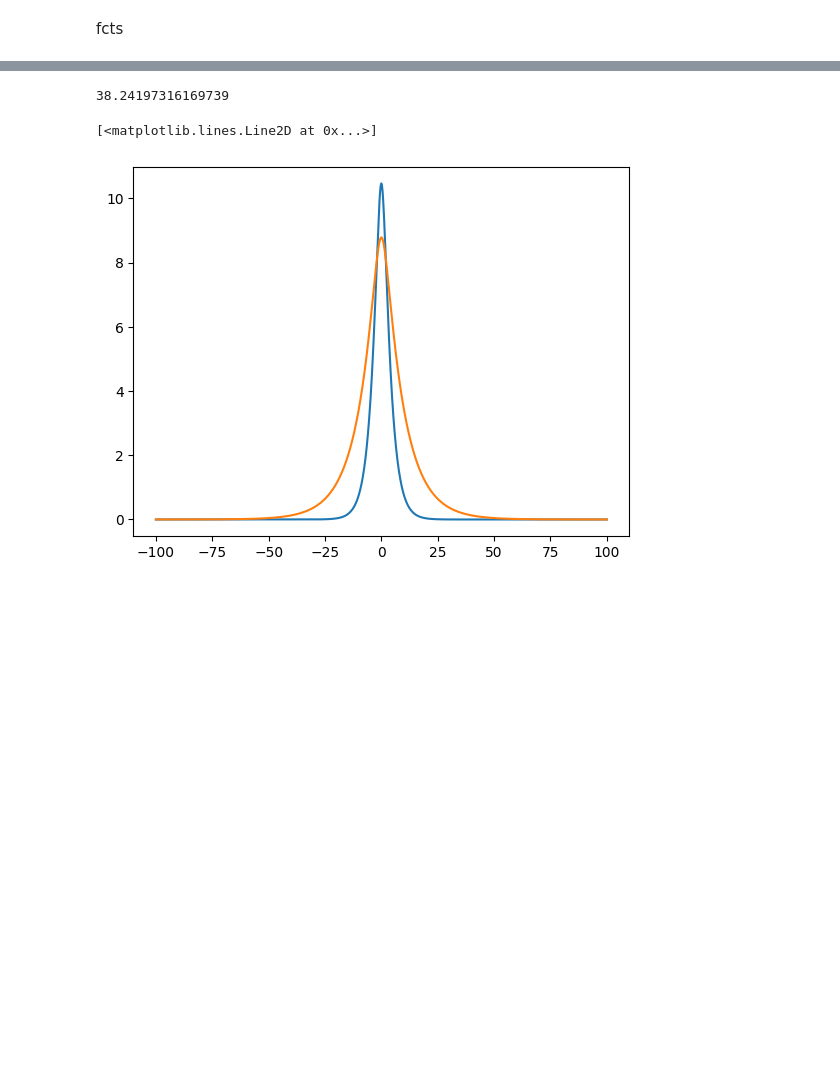
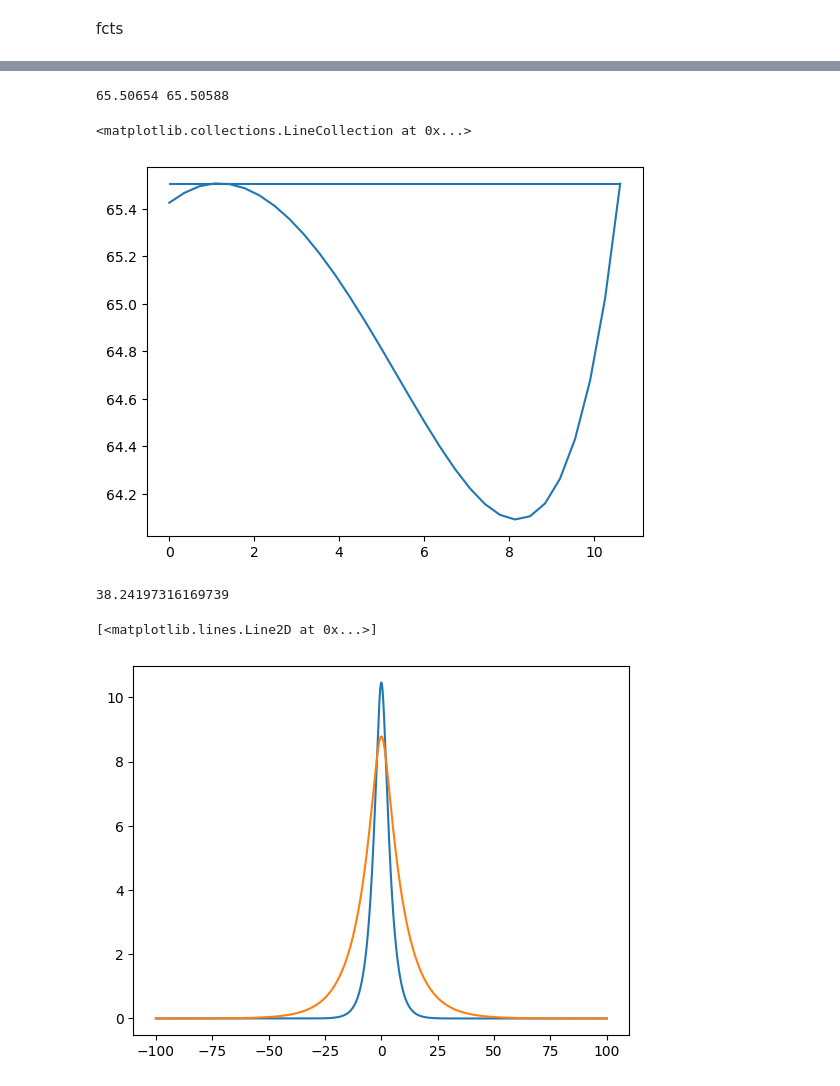
Before and after one commit to zhaoz0314/random-EI, a Jupyter notebook: pseudospatial/predictions.ipynb, the cells around one changed output, grey strips where cells are left out. Drawn from its saved outputs; the diff is of its cells as text; code cells hidden in the pictures; blank space fills up the shorter version.

```diff
--- a/pseudospatial/predictions.ipynb
+++ b/pseudospatial/predictions.ipynb
@@ -416,0 +343,8 @@ for h_var in (1.5+jnp.arange(5)/5*1):
+# %%
+foo = stable_h_var_fct(4, 0.4, g_tanh = "out",
+                     init_search_window = jnp.array([0,100]), search_resolution = 20,
+                     search_precision = 0.001, h_acov_step_n = 20,
+                     num_fct_domain = jnp.array([-5, 5]), num_fct_resolution = 5)
+h_cov = jnp.arange(30+1)/30 * foo[0]
+potential = jnp.squeeze(potential_s_fct(jnp.expand_dims(h_cov, 0), jnp.array([foo[0]]),
+                    4, 0.4, num_fct_resolution = 5))
@@ -417,3 +376,11 @@ for h_var in (1.5+jnp.arange(5)/5*1):
+# %%
+print(jnp.interp(foo[1],h_cov,potential), jnp.interp(foo[0],h_cov,potential))
+plt.plot(h_cov,potential)
+plt.hlines(jnp.interp(foo[0],h_cov,potential), 0, foo[0])
+# %% [output]
+65.50654 65.50588
+<matplotlib.collections.LineCollection at 0x...>
+[figure, added]
 # %%
 start_time = time.time()
 
```
Also changed, not shown: parts of 6 cells of this notebook.
